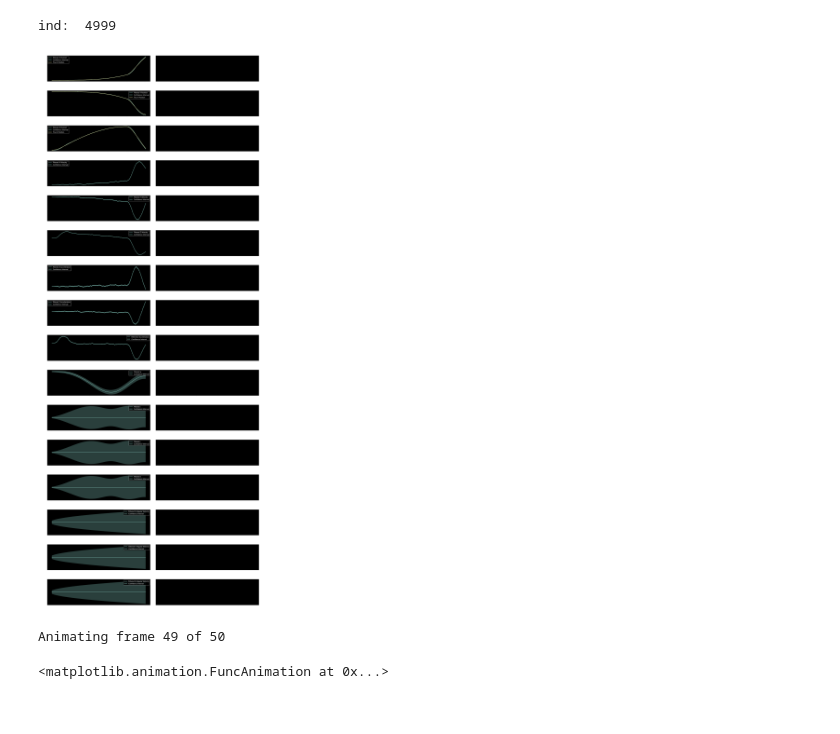
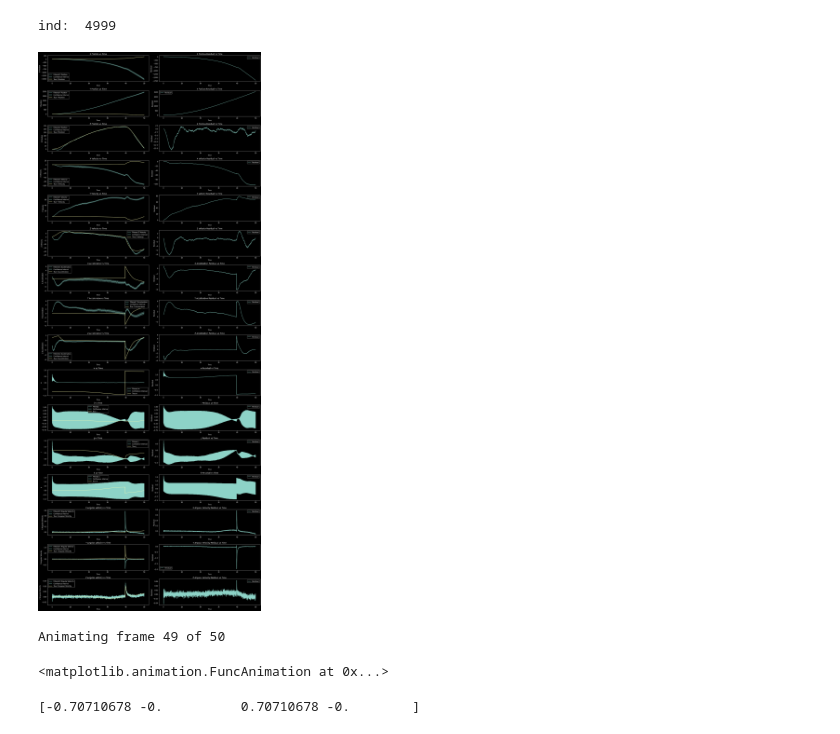
Before and after one commit to Willmac16/fused-kalman-localization, a Jupyter notebook: rocket_example/make_sensor_data.ipynb, the cells around one changed output. Drawn from its saved outputs; the diff is of its cells as text; code cells hidden in the pictures.

```diff
--- a/rocket_example/make_sensor_data.ipynb
+++ b/rocket_example/make_sensor_data.ipynb
@@ -291,7 +326,7 @@ e ={
     'pressure': ps,
     'temp': ts,
     'gps': noisy_x,
-    'sensor_pos': sensor_positions,
+    'sensor_pos': _,
     'rocket_pos': np.array([s[:3] for s in state])
 }
 # %% [markdown]
@@ -407,7 +420,6 @@ NUM_STATES = 16
 # %% [markdown]
 ## Evo Model
 # %%
-import quaternion
 
 class BlackBoxPredictor(UnscentedPredictorProvider):
   def point_prop(self, state, dt):
@@ -427,7 +439,7 @@ class BlackBoxPredictor(UnscentedPredictorProvider):
 
     rotated_q = quaternion.from_rotation_vector(dt * omega.T) * q
 
-    # rotated_q /= rotated_q * rotated_q
+    rotated_q /= rotated_q * rotated_q
 
     q_prime = quaternion.as_float_array(rotated_q.T).T
 
@@ -538,7 +465,11 @@ total_time = 50
 
 times = np.arange(0, total_time, dt)
 
-starting_state = np.array([0, 0, 0, 0, 0, 0, 0, 0, 0, 1, 0 ,0 ,0, 0, 0, 0])
+starting_state = np.array([0, 0, 0,
+                           0, 0, 0,
+                           0, 0, 0,
+                           -1/np.sqrt(2), 0, 1/np.sqrt(2), 0,
+                           0, 0, 0])
 # %%
 state_history = np.zeros((NUM_STATES, len(times)))
 cov_history = np.zeros((NUM_STATES, NUM_STATES, len(times)))
@@ -558,13 +489,13 @@ for ind, t in enumerate(times):
   print("ind: ", ind, end='\r')
   state, cov = state_predictor.predict(state, cov, dt)
 
-  state, cov = gps_corrector.correct(state, cov, gps_sense[ind, :], state_predictor)
+  # state, cov = gps_corrector.correct(state, cov, gps_sense[ind, :], state_predictor)
 
-  # state, cov = baro_corrector.correct(state, cov, baro_sense[ind, :], state_predictor)
+  state, cov = baro_corrector.correct(state, cov, baro_sense[ind, :], state_predictor)
 
-  # state, cov = accel_corrector.correct(state, cov, accel_sense[ind, :], state_predictor)
+  state, cov = accel_corrector.correct(state, cov, accel_sense[ind, :], state_predictor)
 
-  # state, cov = omega_corrector.correct(state, cov, gyro_sense[ind, :], state_predictor)
+  state, cov = omega_corrector.correct(state, cov, gyro_sense[ind, :], state_predictor)
 
   state_history[:, ind] = state
   cov_history[:, :, ind] = cov
@@ -576,47 +507,48 @@ fig, axs = plt.subplots(3 * 3 + 4 + 3, 2, figsize=(20, 50))
 
 for ind, label in enumerate(["X Position", "Y Position", "Z Position", "X Velocity", "Y Velocity", "Z Velocity", "X Acceleration", "Y Acceleration", "Z Acceleration", "w", "i", "j", "k", "X Angular Velocity", "Y Angular Velocity", "Z Angular Velocity"]):
   # Plotting position vs time
-  axs[ind, 0].plot(times, state_history[ind, :], label='Filtered {}'.format(label))
-  axs[ind, 0].fill_between(times, state_history[ind, :] - np.sqrt(cov_history[ind, ind, :]),
-            state_history[ind, :] + np.sqrt(cov_history[ind, ind, :]),
+  axs[ind, 0].plot(times[10:], state_history[ind, 10:], label='Filtered {}'.format(label))
+  axs[ind, 0].fill_between(times[10:], state_history[ind, 10:] - np.sqrt(cov_history[ind, ind, 10:]),
+            state_history[ind, 10:] + np.sqrt(cov_history[ind, ind, 10:]),
             alpha=0.3, label='Confidence Interval')
-  if ind < 3:
-    axs[ind, 0].plot(times, rocket_pos[:, ind], label='True {}'.format(label))
+
+  if True or ind < 9 or ind >= 13:
+    axs[ind, 0].plot(times[10:], sim_state_history[10:, ind], label='True {}'.format(label))
 
   # if ind >= 6 and ind < 9:
   #  axs[ind, 0].plot(times, accel_sense[:, ind - 6], label='Sensor {}'.format(label))
   # axs[ind, 0].plot(times, true_states[ind, :], label='True {}'.format(label))
   # if ind == 0:
   #   axs[ind, 0].scatter(times, pos_measurements.T, label='Position Measurements', alpha=0.25)
   # if ind == 2:
   #   axs[ind, 0].scatter(times, accel_measurements.T, label='Acceleration Measurements', alpha=0.25)
 
   axs[ind, 0].set_xlabel('Time')
   axs[ind, 0].set_ylabel(label)
   axs[ind, 0].set_title('{} vs Time'.format(label))
   axs[ind, 0].legend()
 
   # Plotting residual vs time
-  # axs[ind, 1].plot(times, state_history[ind, :] - true_states[ind, :], label='Residual')
-  # axs[ind, 1].set_xlabel('Time')
-  # axs[ind, 1].set_ylabel('Residual')
-  # axs[ind, 1].set_title('{} Residual vs Time'.format(label))
-  # axs[ind, 1].legend()
+  axs[ind, 1].plot(times[10:], state_history[ind, 10:] - sim_state_history[10:, ind], label='Residual')
+  axs[ind, 1].set_xlabel('Time')
+  axs[ind, 1].set_ylabel('Residual')
+  axs[ind, 1].set_title('{} Residual vs Time'.format(label))
+  axs[ind, 1].legend()
 
 
 # # Plotting state variance vs time
 # axs[3 - 3, 1].plot(times, cov_history[1, 1, :], label='Velocity Variance')
 # axs[3 - 3, 1].set_xlabel('Time')
 # axs[3 - 3, 1].set_ylabel('Variance')
 # axs[3 - 3, 1].set_title('Velocity Variance vs Time')
 # axs[3 - 3, 1].legend()
 
 
 
 plt.tight_layout()
 plt.show()
 # %% [output]
-[figure, old version]
+[figure, new version]
 # %%
 # %matplotlib widget
 from matplotlib import rc
@@ -650,3 +582,7 @@ ani
 # %% [output]
 Animating frame 49 of 50
 <matplotlib.animation.FuncAnimation at 0x...>
+# %%
+print(sim_state_history[0, 9:13])
+# %% [output]
+[-0.70710678 -0.          0.70710678 -0.        ]
```
Also changed, not shown: parts of 37 cells of this notebook, 1 other file.
